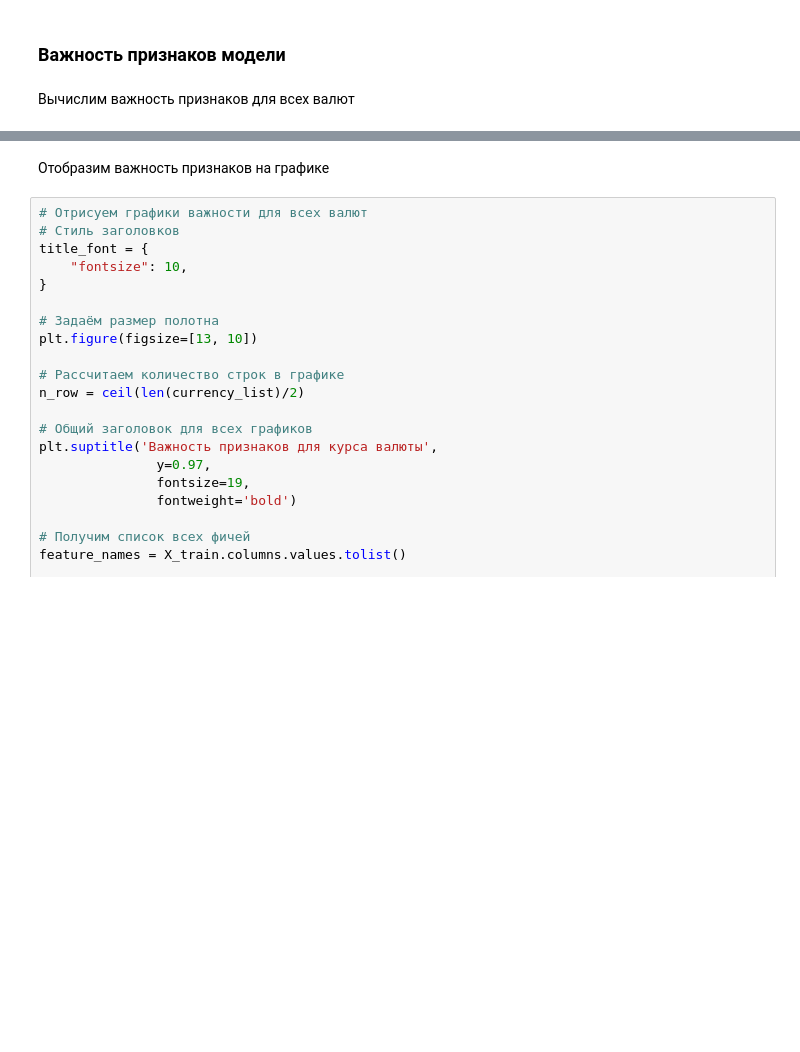
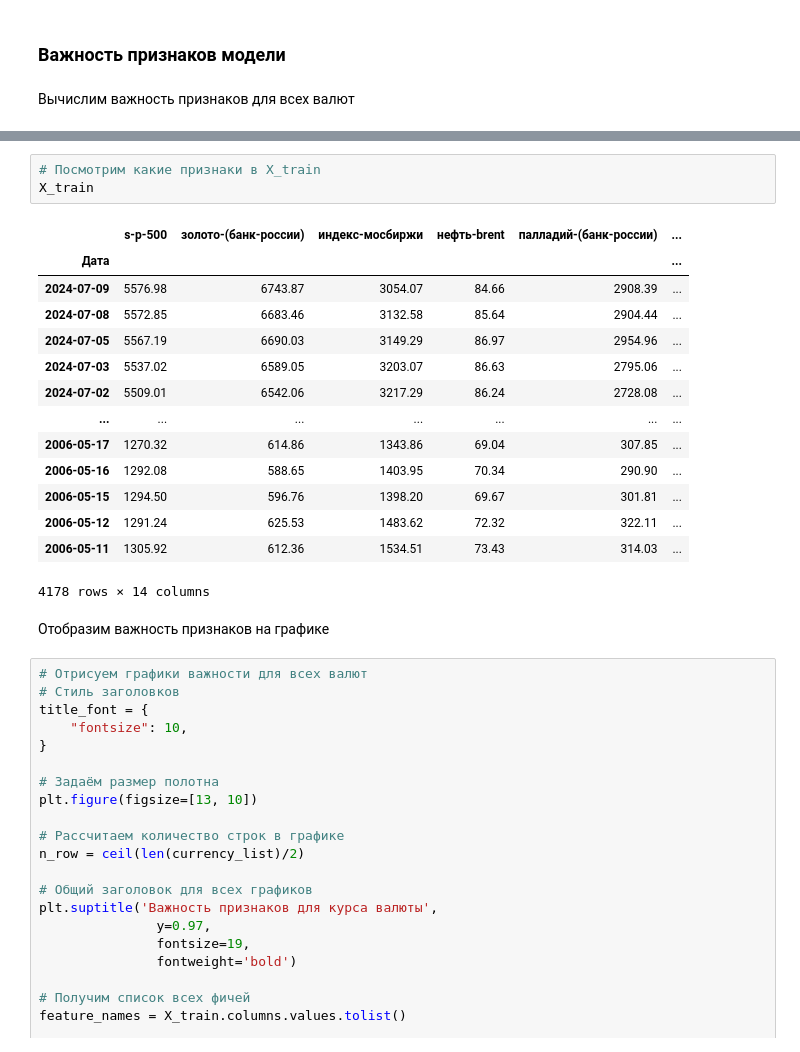
Before and after one commit to uc20100/Diplom-2024, a Jupyter notebook: diplom_2024.ipynb, the cells around one changed output, grey strips where cells are left out. Cells and saved outputs as stored; diff of their text form; blank space fills up the shorter version.

```diff
--- a/diplom_2024.ipynb
+++ b/diplom_2024.ipynb
@@ -789,3 +783,21 @@ Wall time: 5min 30s
+# %%
+# Посмотрим какие признаки в X_train
+X_train
+# %% [output]
+|  | s-p-500 | золото-(банк-россии) | индекс-мосбиржи | нефть-brent | палладий-(банк-россии) | ... |
+| Дата |  |  |  |  |  | ... |
+| 2024-07-09 | 5576.98 | 6743.87 | 3054.07 | 84.66 | 2908.39 | ... |
+| 2024-07-08 | 5572.85 | 6683.46 | 3132.58 | 85.64 | 2904.44 | ... |
+| 2024-07-05 | 5567.19 | 6690.03 | 3149.29 | 86.97 | 2954.96 | ... |
+| 2024-07-03 | 5537.02 | 6589.05 | 3203.07 | 86.63 | 2795.06 | ... |
+| 2024-07-02 | 5509.01 | 6542.06 | 3217.29 | 86.24 | 2728.08 | ... |
+| ... | ... | ... | ... | ... | ... | ... |
+| 2006-05-17 | 1270.32 | 614.86 | 1343.86 | 69.04 | 307.85 | ... |
+| 2006-05-16 | 1292.08 | 588.65 | 1403.95 | 70.34 | 290.90 | ... |
+| 2006-05-15 | 1294.50 | 596.76 | 1398.20 | 69.67 | 301.81 | ... |
+| 2006-05-12 | 1291.24 | 625.53 | 1483.62 | 72.32 | 322.11 | ... |
+| 2006-05-11 | 1305.92 | 612.36 | 1534.51 | 73.43 | 314.03 | ... |
+4178 rows × 14 columns
 # %% [markdown]
 Отобразим важность признаков на графике
 # %%
```
Also changed, not shown: parts of 13 cells of this notebook, 1 other file.
